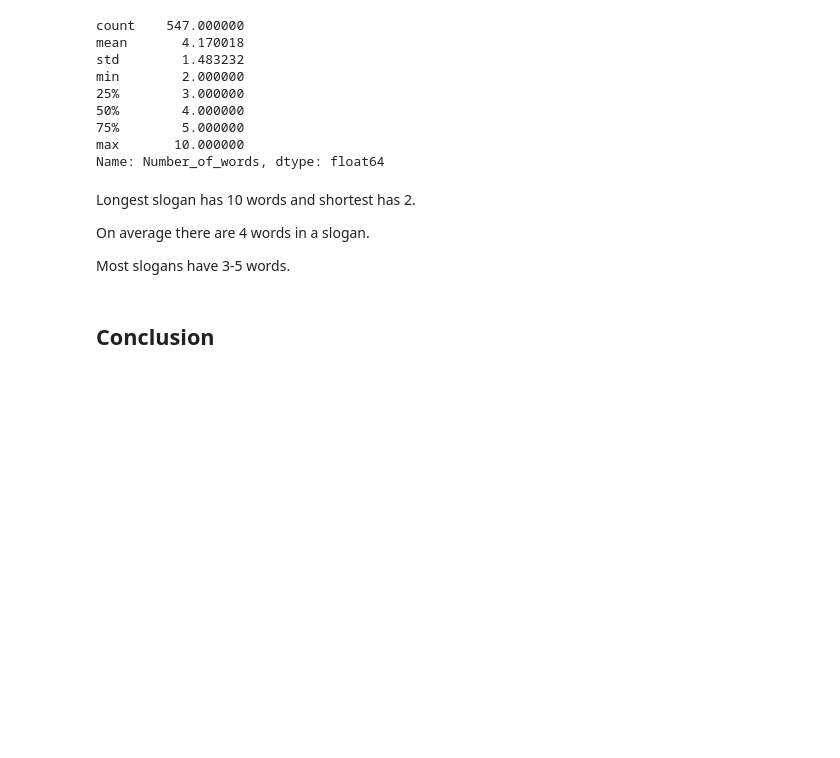
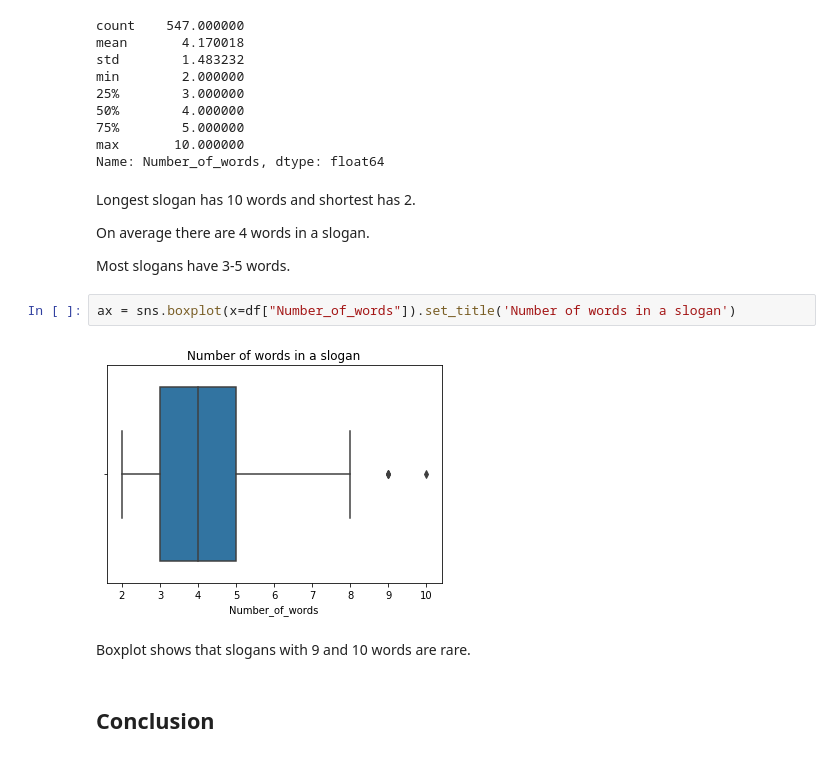
Before and after one commit to BlackCurrantDS/Data-Mining, a Jupyter notebook: starter_slogan_dataset_ffa80249_6.ipynb, the cells around one changed output. Saved outputs shown, nothing was run; the diff lists cells and outputs as text; blank space fills up the shorter version.

```diff
--- a/starter_slogan_dataset_ffa80249_6.ipynb
+++ b/starter_slogan_dataset_ffa80249_6.ipynb
@@ -189,5 +189,11 @@ Longest slogan has 10 words and shortest has 2.
 On average there are 4 words in a slogan.
 
 Most slogans have 3-5 words.
+# %%
+ax = sns.boxplot(x=df["Number_of_words"]).set_title('Number of words in a slogan')
+# %% [output]
+[figure, added]
+# %% [markdown]
+Boxplot shows that slogans with 9 and 10 words are rare.
 # %% [markdown]
 ## Conclusion
```
